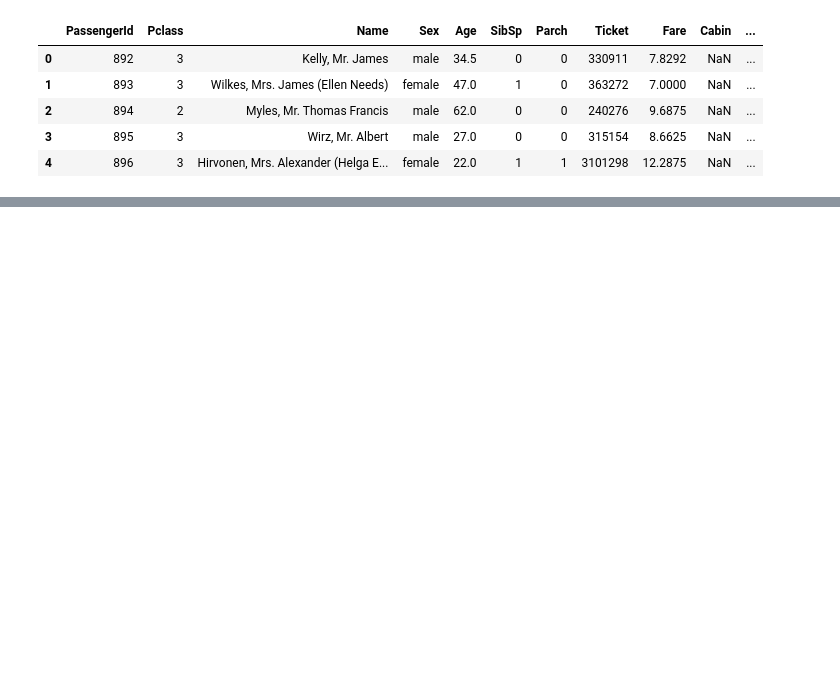
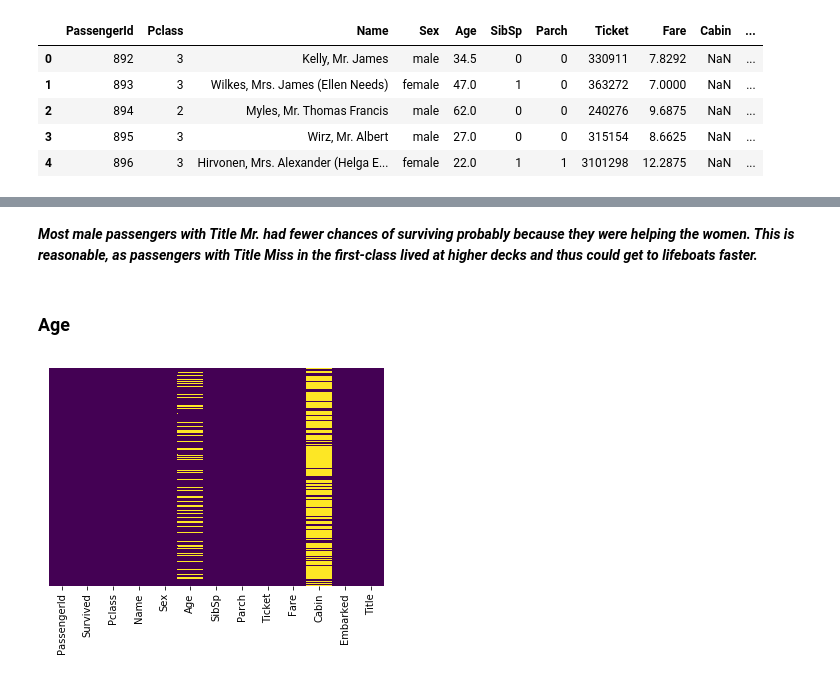
Before and after one commit to timmwrite/Titanic-passenger-data-prediction, a Jupyter notebook: Titanic passenger data prediction.ipynb, the cells around one changed output, grey strips where cells are left out. Saved outputs shown, nothing was run; the diff lists cells and outputs as text; code cells hidden in the pictures; blank space fills up the shorter version.

```diff
--- a/Titanic passenger data prediction.ipynb
+++ b/Titanic passenger data prediction.ipynb
@@ -117,0 +178,8 @@ test.head()
+# %% [markdown]
+***Most male passengers with Title Mr. had fewer chances of surviving probably because they were helping the women. This is reasonable, as passengers with Title Miss in the first-class lived at higher decks and thus could get to lifeboats faster.***
+# %% [markdown]
+### Age
+# %%
+sns.heatmap(train.isnull(),yticklabels=False,cbar=False,cmap='viridis');
+# %% [output]
+[figure, added]
```
Also changed, not shown: parts of 24 cells of this notebook.
